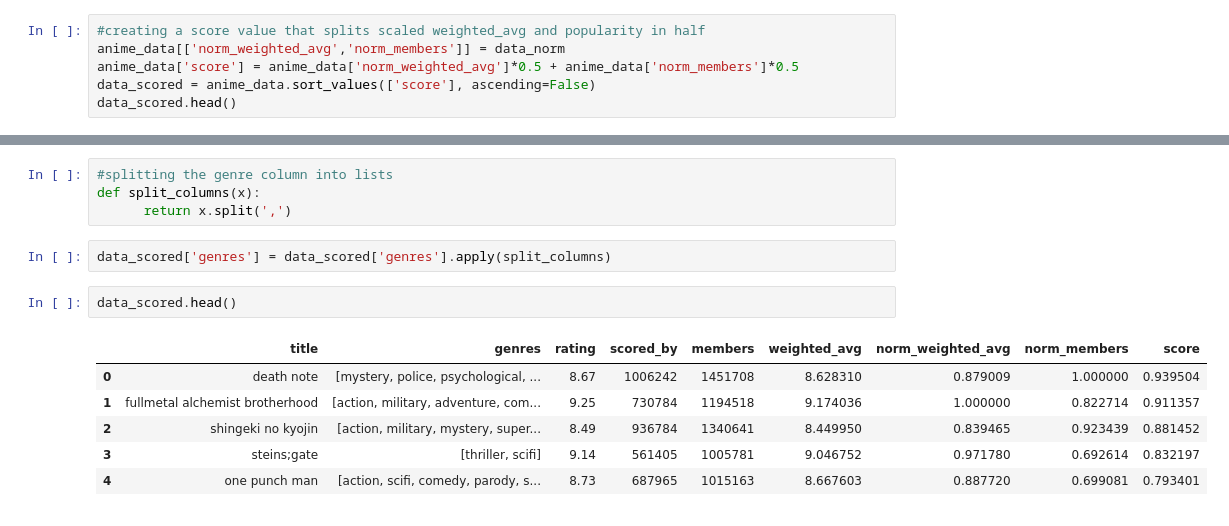
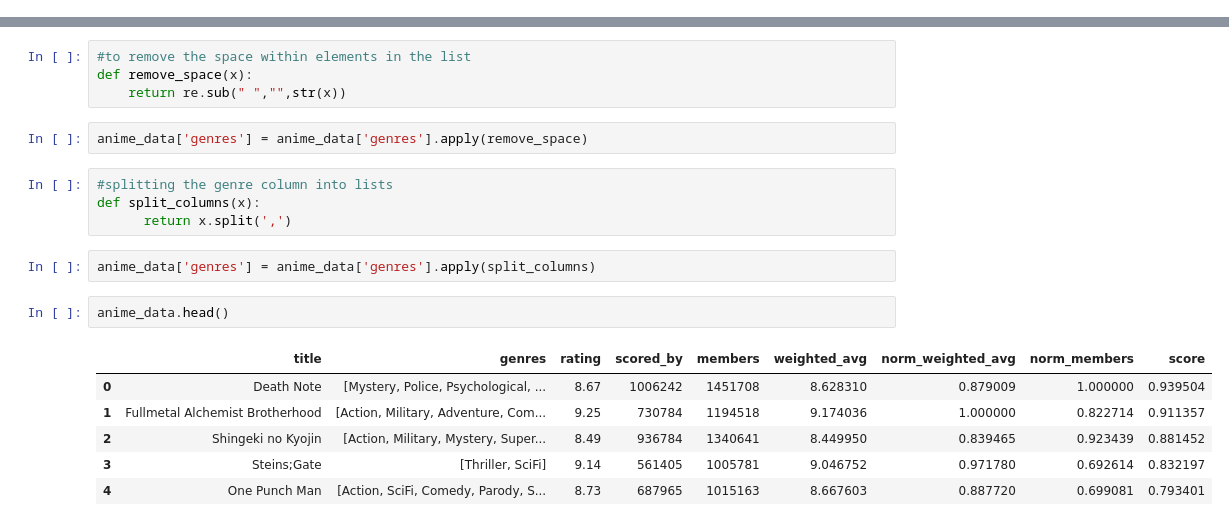
Before and after one commit to Pydare/Anime-Recommender-System, a Jupyter notebook: anime_weighted_new_with_genre.ipynb, the cells around one changed output, grey strips where cells are left out. Saved outputs shown, nothing was run; the diff lists cells and outputs as text.

```diff
--- a/anime_weighted_new_with_genre.ipynb
+++ b/anime_weighted_new_with_genre.ipynb
@@ -282,6 +115,0 @@ data_norm.head()
-# %%
-#creating a score value that splits scaled weighted_avg and popularity in half
-anime_data[['norm_weighted_avg','norm_members']] = data_norm
-anime_data['score'] = anime_data['norm_weighted_avg']*0.5 + anime_data['norm_members']*0.5
-data_scored = anime_data.sort_values(['score'], ascending=False)
-data_scored.head()
@@ -364,16 +116,22 @@ data_scored.shape
+# %%
+#to remove the space within elements in the list
+def remove_space(x):
+    return re.sub(" ","",str(x))
+# %%
+anime_data['genres'] = anime_data['genres'].apply(remove_space)
 # %%
 #splitting the genre column into lists
 def split_columns(x):
       return x.split(',')
 # %%
-data_scored['genres'] = data_scored['genres'].apply(split_columns)
+anime_data['genres'] = anime_data['genres'].apply(split_columns)
 # %%
-data_scored.head()
+anime_data.head()
 # %% [output]
 |  | title | genres | rating | scored_by | members | weighted_avg | norm_weighted_avg | norm_members | score |
-| 0 | death note | [mystery, police, psychological, ... | 8.67 | 1006242 | 1451708 | 8.628310 | 0.879009 | 1.000000 | 0.939504 |
-| 1 | fullmetal alchemist brotherhood | [action, military, adventure, com... | 9.25 | 730784 | 1194518 | 9.174036 | 1.000000 | 0.822714 | 0.911357 |
-| 2 | shingeki no kyojin | [action, military, mystery, super... | 8.49 | 936784 | 1340641 | 8.449950 | 0.839465 | 0.923439 | 0.881452 |
-| 3 | steins;gate | [thriller, scifi] | 9.14 | 561405 | 1005781 | 9.046752 | 0.971780 | 0.692614 | 0.832197 |
-| 4 | one punch man | [action, scifi, comedy, parody, s... | 8.73 | 687965 | 1015163 | 8.667603 | 0.887720 | 0.699081 | 0.793401 |
+| 0 | Death Note | [Mystery, Police, Psychological, ... | 8.67 | 1006242 | 1451708 | 8.628310 | 0.879009 | 1.000000 | 0.939504 |
+| 1 | Fullmetal Alchemist Brotherhood | [Action, Military, Adventure, Com... | 9.25 | 730784 | 1194518 | 9.174036 | 1.000000 | 0.822714 | 0.911357 |
+| 2 | Shingeki no Kyojin | [Action, Military, Mystery, Super... | 8.49 | 936784 | 1340641 | 8.449950 | 0.839465 | 0.923439 | 0.881452 |
+| 3 | Steins;Gate | [Thriller, SciFi] | 9.14 | 561405 | 1005781 | 9.046752 | 0.971780 | 0.692614 | 0.832197 |
+| 4 | One Punch Man | [Action, SciFi, Comedy, Parody, S... | 8.73 | 687965 | 1015163 | 8.667603 | 0.887720 | 0.699081 | 0.793401 |
 # %%
```
Also changed, not shown: parts of 48 cells of this notebook, 1 other file.
